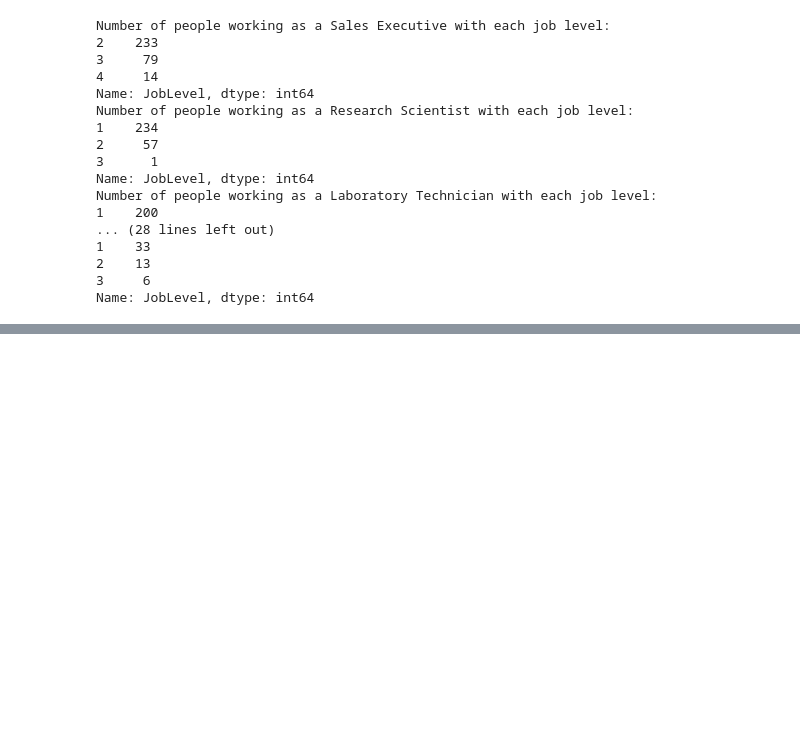
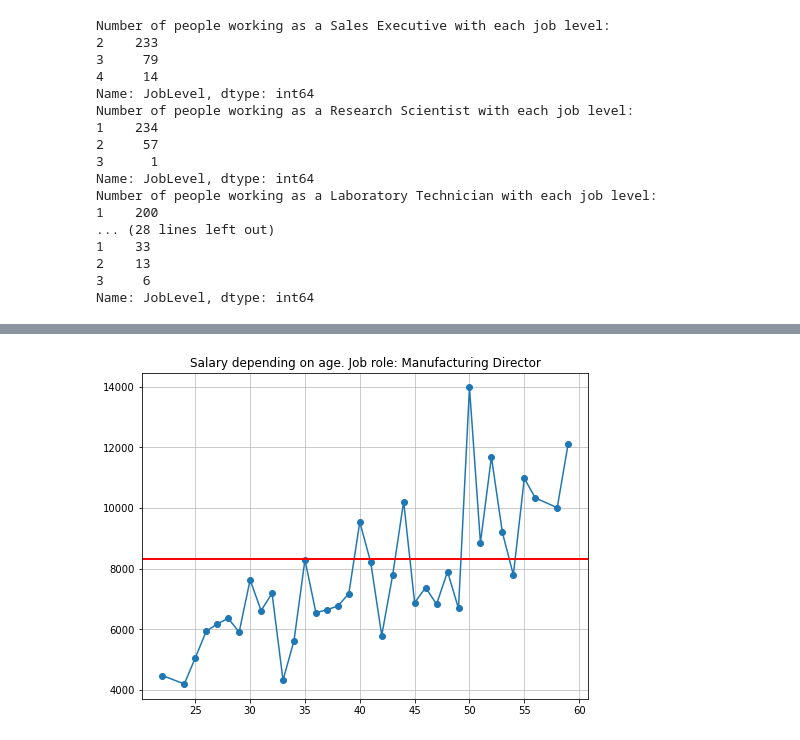
Before and after one commit to jwnuk/data-science-bootcamp, a Jupyter notebook: 2-projekt-python/analysis/salary_analysis/salary_plots.ipynb, the cells around one changed output, grey strips where cells are left out. Saved outputs shown, nothing was run; the diff lists cells and outputs as text; code cells hidden in the pictures; blank space fills up the shorter version.

```diff
--- a/2-projekt-python/analysis/salary_analysis/salary_plots.ipynb
+++ b/2-projekt-python/analysis/salary_analysis/salary_plots.ipynb
@@ -144,0 +219,4 @@ Not enough employees in database to plot a comparison. Comparing now to all of t
+# %%
+plot_salary_vs_age(8300, 'Manufacturing Director')
+# %% [output]
+[figure, added]
```
Also changed, not shown: parts of 4 cells of this notebook.
